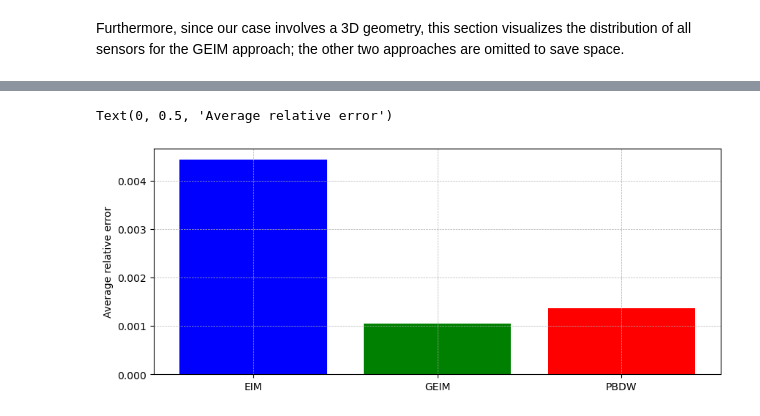
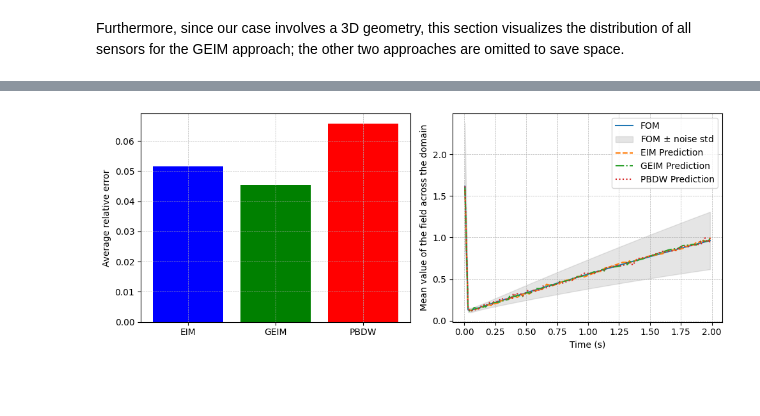
Before and after one commit to ERMETE-Lab/ROSE-pyforce, a Jupyter notebook: docs/Tutorials/Advanced/09_multi-region.ipynb, the cells around one changed output, grey strips where cells are left out. Saved outputs shown, nothing was run; the diff lists cells and outputs as text; code cells hidden in the pictures; blank space fills up the shorter version.

```diff
--- a/docs/Tutorials/Advanced/09_multi-region.ipynb
+++ b/docs/Tutorials/Advanced/09_multi-region.ipynb
@@ -265,4 +269,4 @@ As the training is based on the entire model, this section focuses on selecting
 # %%
-from pyforce.tools.write_read import get_candidate_regions
+from pyforce.tools.write_read import get_candidate_regions_points
 
-candidate_points, candidate_idx = get_candidate_regions(grid,cool_grid)
+candidate_points, candidate_idx = get_candidate_regions_points(grid, cool_grid)
@@ -307,11 +322,0 @@ nodes_fixed_point = points[candidate_fixed_idx]
-# %%
-fig, ax = plt.subplots(figsize=(5, 5))
-
-ax.set_xlabel('x (m)')
-ax.set_ylabel('y (m)')
-ax.set_title('candidate points')
-mark_size = 3
-
-ax.scatter([p[0] for p in points], [p[1] for p in points], color="#333333", s=mark_size)
-ax.scatter(nodes_fixed_point[:,0], nodes_fixed_point[:,1], color="#ff7f0e", s=30, marker='x', label='candiate points')
-ax.legend()
@@ -424,7 +456,7 @@ sens_params = {
     'xm_list': candidate_points, # downsampled candidate points for computational efficiency
 }
 
-rank_svd = 5 + 1
+rank_svd = 4
 
 sgreedy_placement.fit(
     basis_functions= svd_offline.svd_modes[:rank_svd],
@@ -494,7 +532,7 @@ pl.show(jupyter_backend='ipyvtklink')
 In this section, we perform online-stage training using the EIM, GEIM, and PBDW approaches.
 # %%
 #Online stage
-noise_std = 0.001*allRegions_snap.mean()
+noise_std = 0.05*train_dataset.mean()
 
 # EIM
 from pyforce.online.eim import EIM as OnlineEIM
@@ -532,5 +570,5 @@ pbdw_online.set_basis_sensors(sgreedy_placement.sensors.library)
 
 pbdw_online.compute_matrices()
 pbdw_measures = pbdw_online.get_measurements(test_dataset, noise_std=noise_std)
-pbdw_prediction = pbdw_online.estimate(pbdw_measures, xi=100)
+pbdw_prediction = pbdw_online.estimate(pbdw_measures, xi=10)
 # %% [markdown]
@@ -569,9 +605,22 @@ for mu, snap in enumerate(test_dataset):
 
     bar.update(1)
 
-fig, axs = plt.subplots(figsize=(10,4))
-axs.bar(errors.keys(), [np.mean(errors[key]) for key in errors.keys()],
+fig, axs = plt.subplots(1,2, figsize=(10,4))
+axs[0].bar(errors.keys(), [np.mean(errors[key]) for key in errors.keys()],
         color=['blue', 'green', 'red'])
-axs.grid(True, which='both', linestyle='--', linewidth=0.5)
-axs.set_ylabel('Average relative error')
+axs[0].set_ylabel('Average relative error')
+
+axs[1].plot(test_params, test_dataset.mean(axis=0), label='FOM')
+axs[1].fill_between(test_params, test_dataset.mean(axis=0) - test_dataset.std(axis=0), test_dataset.mean(axis=0) + test_dataset.std(axis=0), color='gray', alpha=0.2, label=r'FOM $\pm$ noise std')
+axs[1].plot(test_params, eim_prediction.mean(axis=0), '--', label='EIM Prediction')
+axs[1].plot(test_params, geim_prediction.mean(axis=0), '-.', label='GEIM Prediction')
+axs[1].plot(test_params, pbdw_prediction.mean(axis=0), ':', label='PBDW Prediction')
+axs[1].set_xlabel('Time (s)')
+axs[1].legend()
+axs[1].set_ylabel('Mean value of the field across the domain')
+
+for ax in axs:
+    ax.grid(True, which='both', linestyle='--', linewidth=0.5)
+
+plt.tight_layout()
 # %% [output]
@@ -579,2 +628 @@ Computing errors: 80.000 / 80.00 - 0.000176 s/it
-Text(0, 0.5, 'Average relative error')
-[figure, old version]
+[figure, new version]
```
Also changed, not shown: parts of 51 cells of this notebook.
